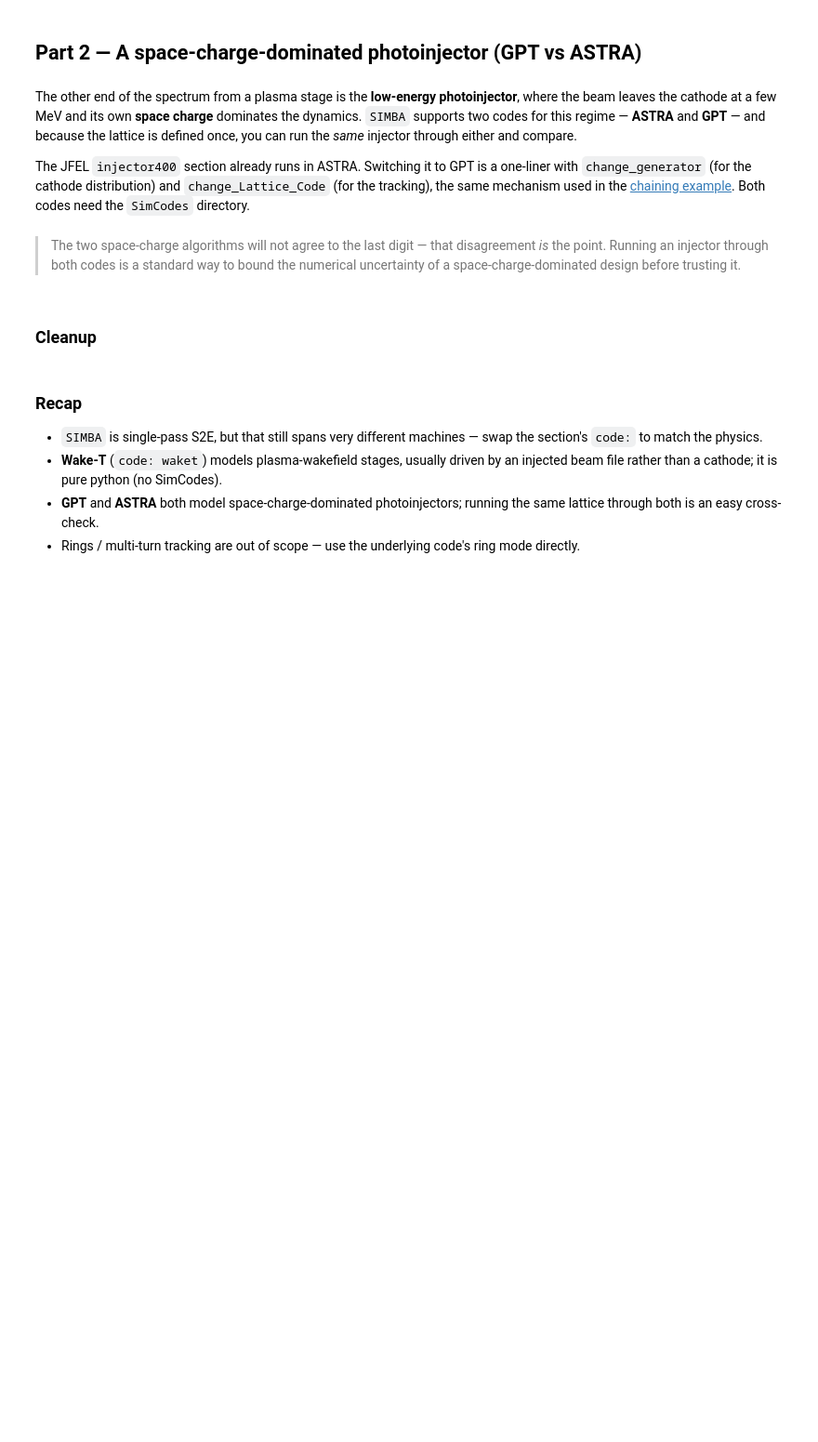
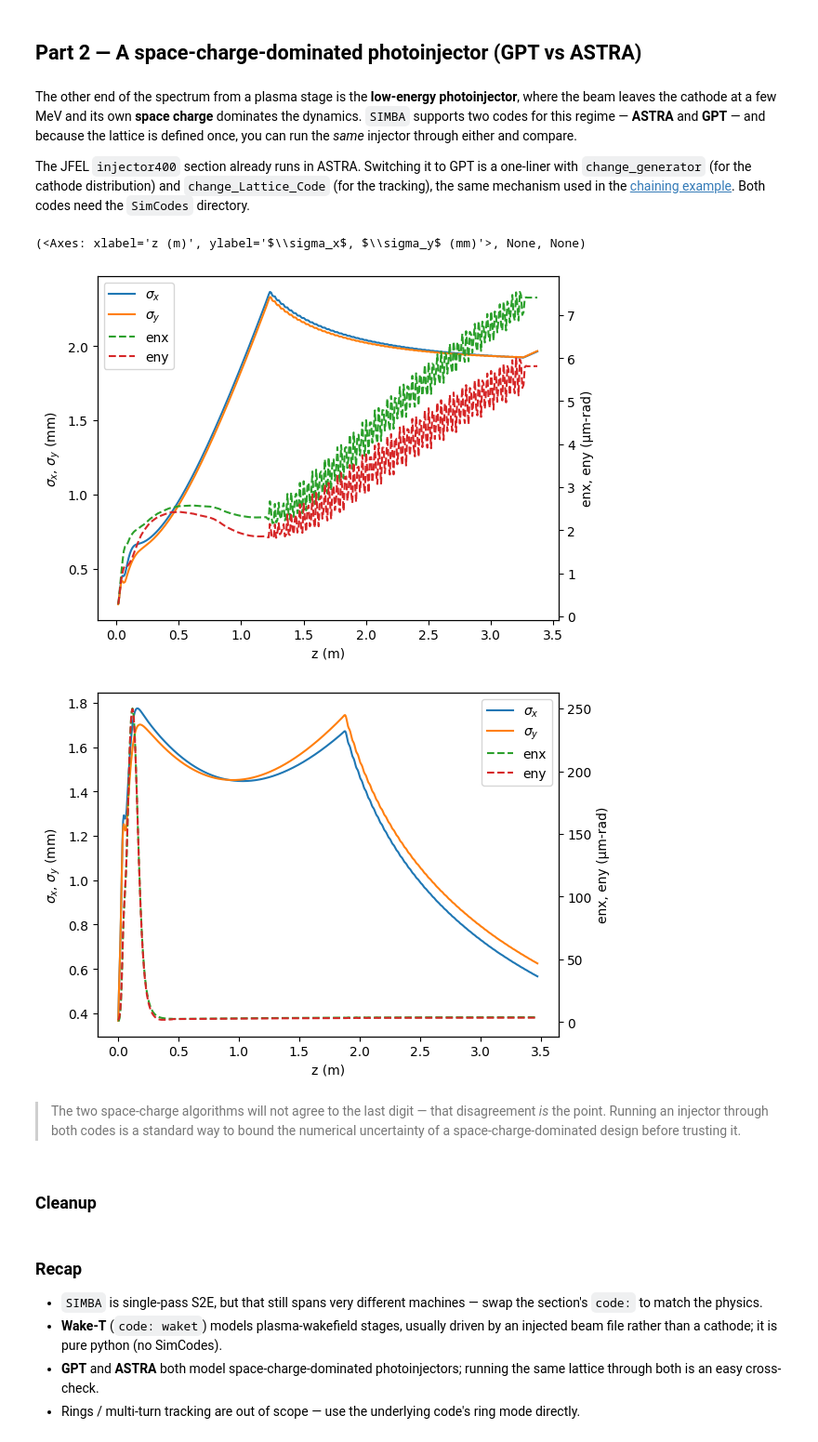
Before and after one commit to astec-stfc/simba, a Jupyter notebook: examples/notebooks/machine_types.ipynb, the cells around one changed output. Shown at 93% size. Saved outputs shown, nothing was run; the diff lists cells and outputs as text; code cells hidden in the pictures; blank space fills up the shorter version.

```diff
--- a/examples/notebooks/machine_types.ipynb
+++ b/examples/notebooks/machine_types.ipynb
@@ -125,18 +220,21 @@ framework.setSubDirectory("./injector_compare/astra")
 framework.track(startfile="generator", endfile="injector400")
 astra_dir = load_directory("./injector_compare/astra", beams=True)
 # %%
-# --- run the same injector in GPT ---
-framework.change_generator("GPT")
-framework.change_Lattice_Code("injector400", "gpt")
+# --- run the same injector in OPAL ---
+framework.change_Lattice_Code("injector400", "opal")
 framework.generator.number_of_particles = 2 ** (3 * 2)
-framework.setSubDirectory("./injector_compare/gpt")
+framework.setSubDirectory("./injector_compare/opal")
 framework.track(startfile="generator", endfile="injector400")
-gpt_dir = load_directory("./injector_compare/gpt", beams=True)
+opal_dir = load_directory("./injector_compare/opal", beams=True)
 # %%
 # Plot the emittance evolution through the injector for each code (same lattice, two space-charge
 # algorithms). Compare the two figures side by side.
 astra_dir.plot(xkey="z", ykeys=["sigma_x", "sigma_y"], ykeys2=["enx", "eny"])
-gpt_dir.plot(xkey="z", ykeys=["sigma_x", "sigma_y"], ykeys2=["enx", "eny"])
+opal_dir.plot(xkey="z", ykeys=["sigma_x", "sigma_y"], ykeys2=["enx", "eny"])
+# %% [output]
+(<Axes: xlabel='z (m)', ylabel='$\\sigma_x$, $\\sigma_y$ (mm)'>, None, None)
+[figure, added]
+[figure, added]
 # %% [markdown]
 > The two space-charge algorithms will not agree to the last digit — that disagreement *is* the point.
 > Running an injector through both codes is a standard way to bound the numerical uncertainty of a
```
Also changed, not shown: parts of 8 cells of this notebook, 2 other files.
